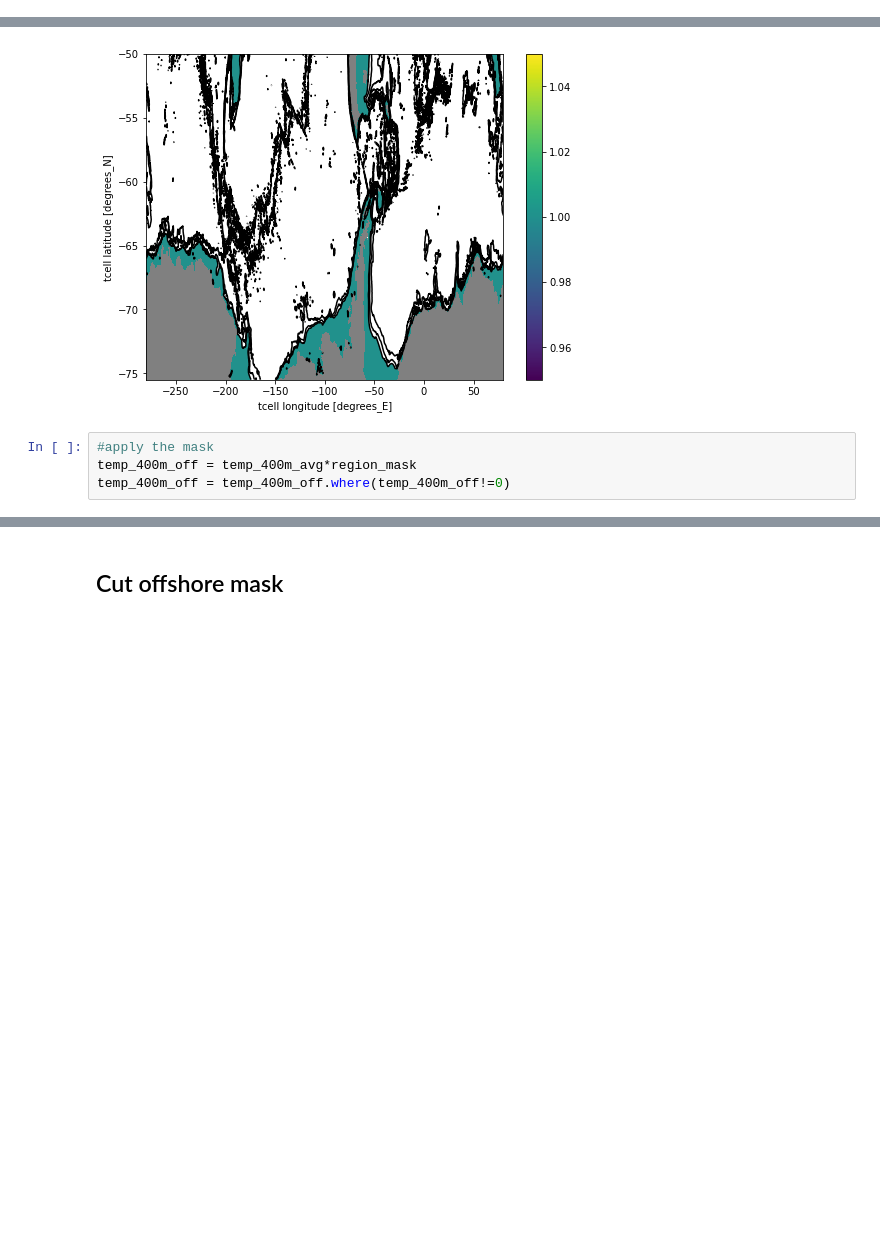
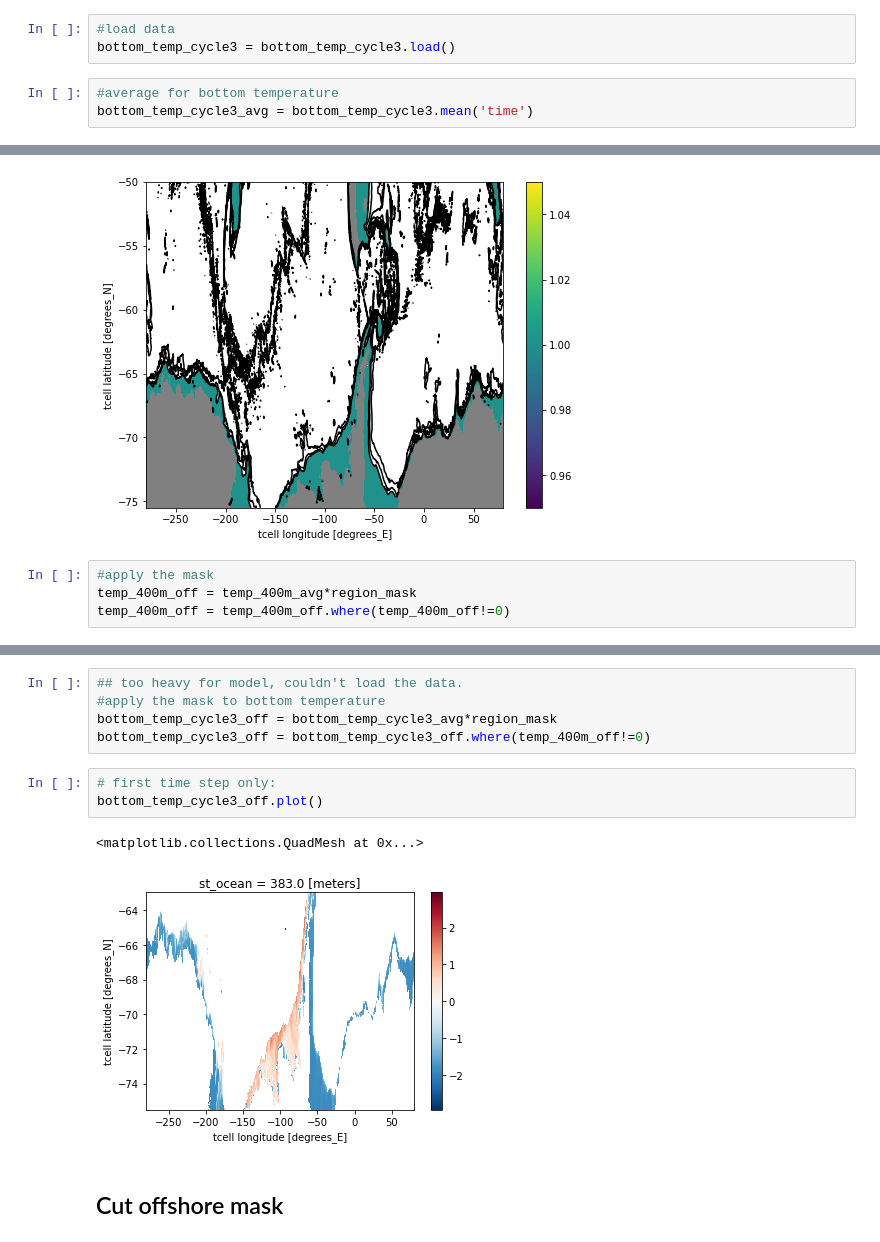
Before and after one commit to ribeiron/ScriptsChapter3, a Jupyter notebook: Fig1_new.ipynb, the cells around one changed output, grey strips where cells are left out. Cells and saved outputs as stored; diff of their text form; blank space fills up the shorter version.

```diff
--- a/Fig1_new.ipynb
+++ b/Fig1_new.ipynb
@@ -97,0 +121,6 @@ temp_1000m_avg = temp_1000m.mean('time')
+# %%
+#load data
+bottom_temp_cycle3 = bottom_temp_cycle3.load()
+# %%
+#average for bottom temperature
+bottom_temp_cycle3_avg = bottom_temp_cycle3.mean('time')
@@ -156,3 +400,14 @@ temp_400m_off.plot()
+# %%
+## too heavy for model, couldn't load the data.
+#apply the mask to bottom temperature
+bottom_temp_cycle3_off = bottom_temp_cycle3_avg*region_mask
+bottom_temp_cycle3_off = bottom_temp_cycle3_off.where(temp_400m_off!=0)
+# %%
+# first time step only:
+bottom_temp_cycle3_off.plot()
+# %% [output]
+<matplotlib.collections.QuadMesh at 0x...>
+[figure, added]
 # %% [markdown]
 ## Cut offshore mask
 # %%
```
Also changed, not shown: parts of 36 cells of this notebook, 4 other files.
